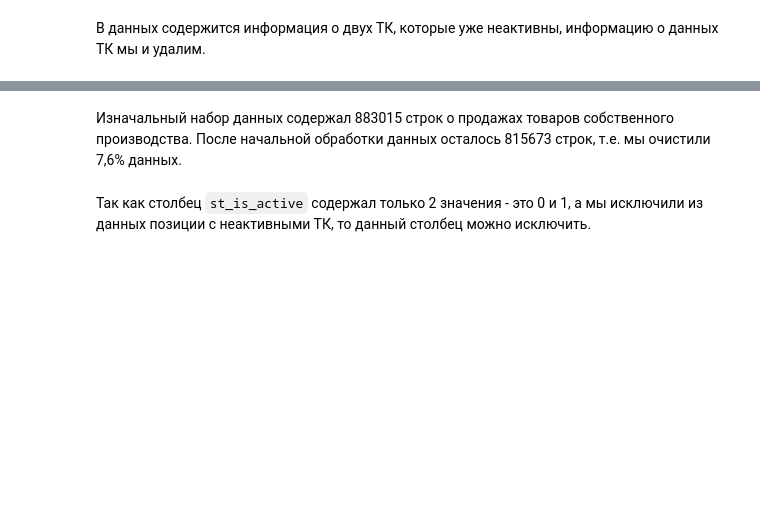
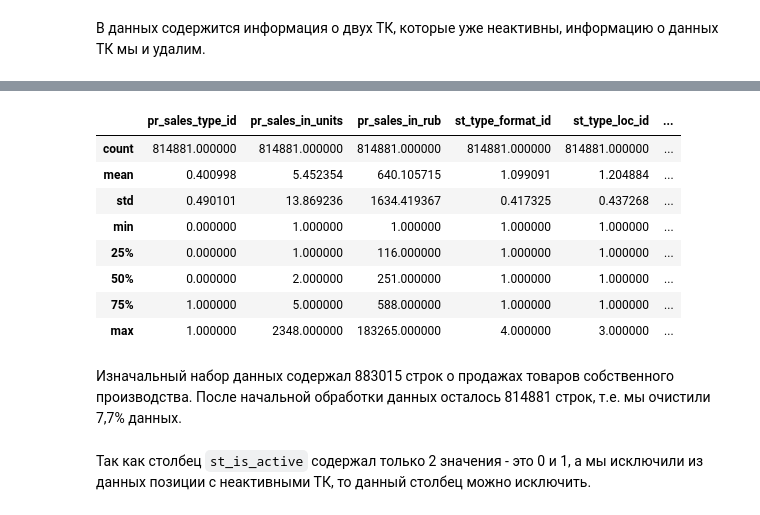
Before and after one commit to AndreiChernovJr/DS, a Jupyter notebook: Masterskaya_Lenta_Leonid.ipynb, the cells around one changed output, grey strips where cells are left out. Saved outputs shown, nothing was run; the diff lists cells and outputs as text; code cells hidden in the pictures; blank space fills up the shorter version.

```diff
--- a/Masterskaya_Lenta_Leonid.ipynb
+++ b/Masterskaya_Lenta_Leonid.ipynb
@@ -224,5 +224,17 @@ memory usage: 105.8+ MB
+# %%
+data.describe()
+# %% [output]
+|  | pr_sales_type_id | pr_sales_in_units | pr_sales_in_rub | st_type_format_id | st_type_loc_id | ... |
+| count | 814881.000000 | 814881.000000 | 814881.000000 | 814881.000000 | 814881.000000 | ... |
+| mean | 0.400998 | 5.452354 | 640.105715 | 1.099091 | 1.204884 | ... |
+| std | 0.490101 | 13.869236 | 1634.419367 | 0.417325 | 0.437268 | ... |
+| min | 0.000000 | 1.000000 | 1.000000 | 1.000000 | 1.000000 | ... |
+| 25% | 0.000000 | 1.000000 | 116.000000 | 1.000000 | 1.000000 | ... |
+| 50% | 0.000000 | 2.000000 | 251.000000 | 1.000000 | 1.000000 | ... |
+| 75% | 1.000000 | 5.000000 | 588.000000 | 1.000000 | 1.000000 | ... |
+| max | 1.000000 | 2348.000000 | 183265.000000 | 4.000000 | 3.000000 | ... |
 # %% [markdown]
-Изначальный набор данных содержал 883015 строк о продажах товаров собственного производства. После начальной обработки данных осталось 815673 строк, т.е. мы очистили 7,6% данных.
+Изначальный набор данных содержал 883015 строк о продажах товаров собственного производства. После начальной обработки данных осталось 814881 строк, т.е. мы очистили 7,7% данных.
 # %% [markdown]
 Так как столбец `st_is_active` содержал только 2 значения - это 0 и 1, а мы исключили из данных позиции с неактивными ТК, то данный столбец можно исключить.
 # %%
```
Also changed, not shown: parts of 57 cells of this notebook.
